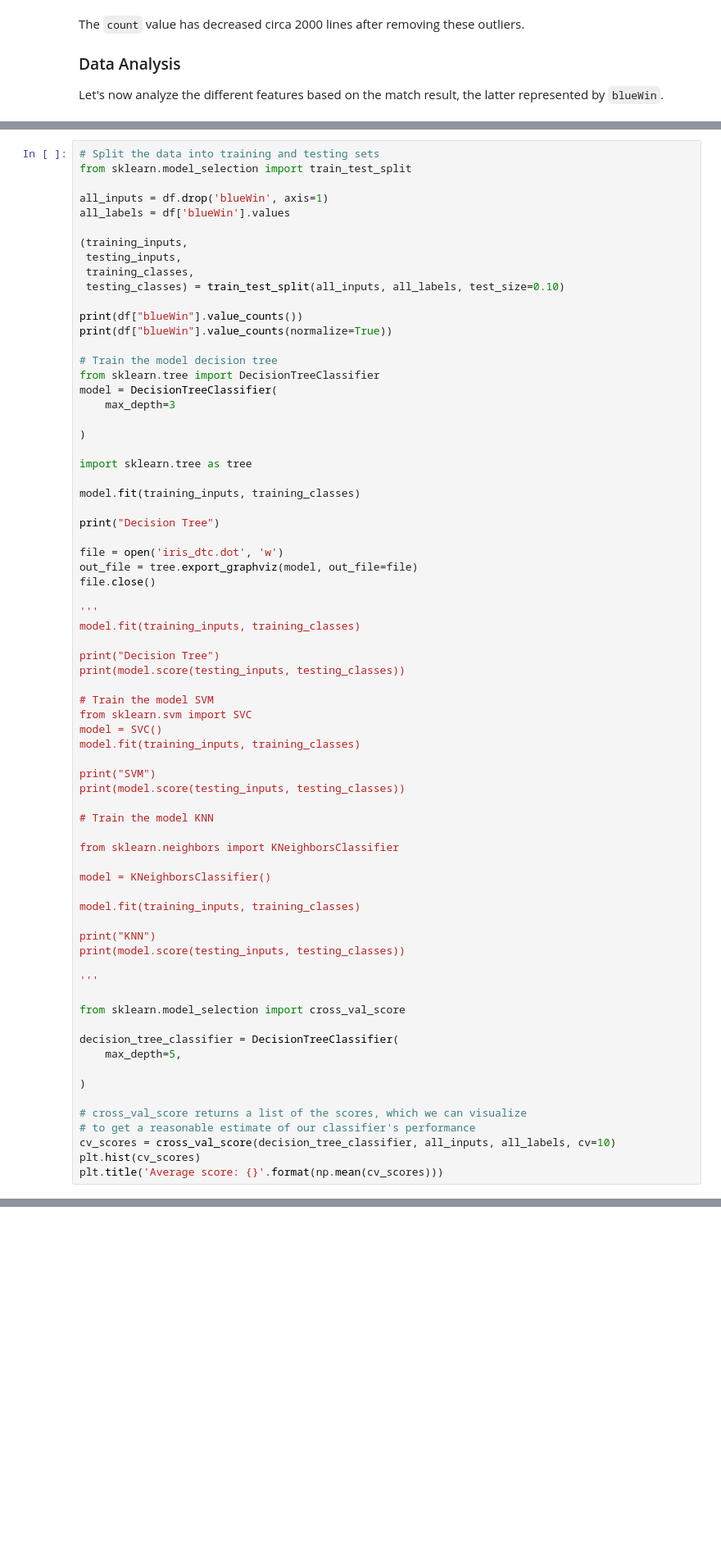
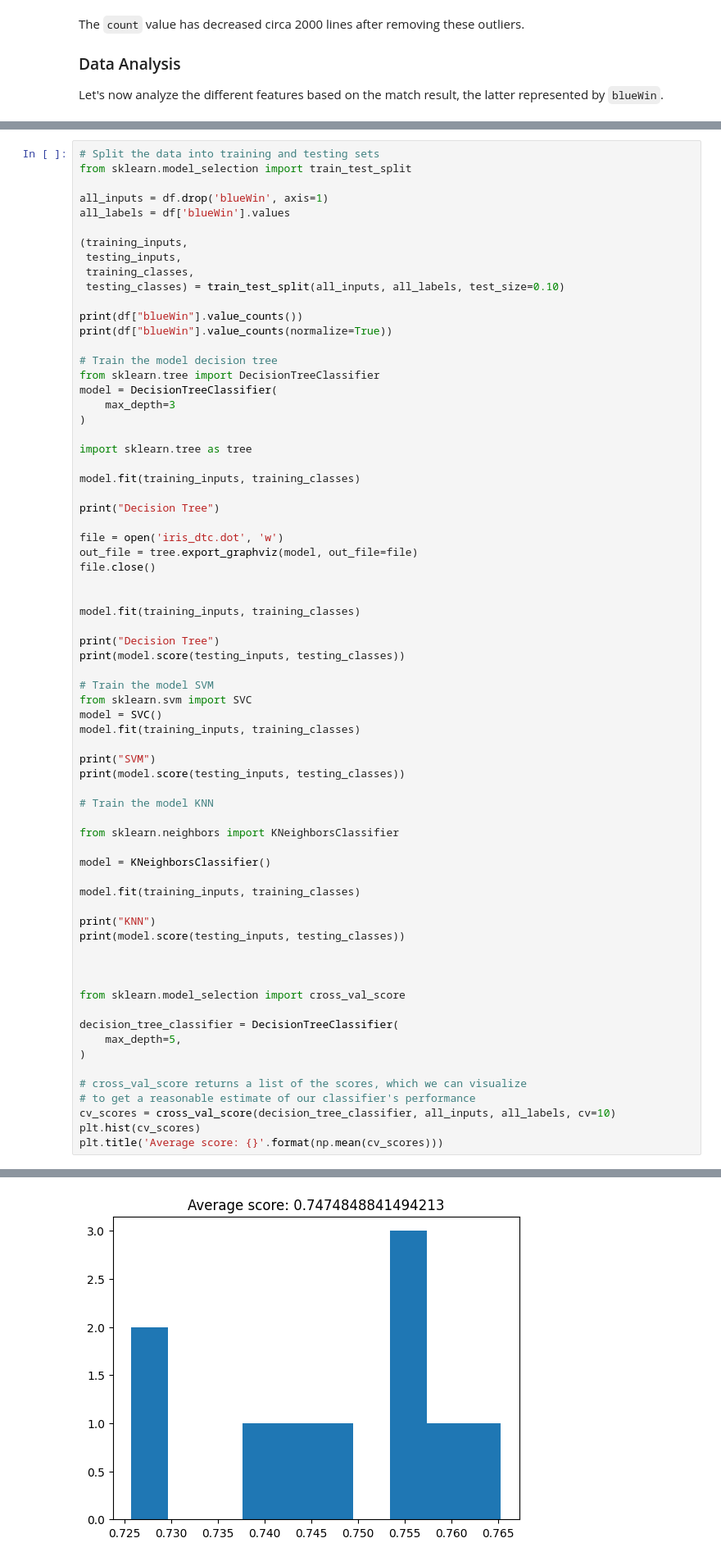
Before and after one commit to gcsam11/IART_LOL, a Jupyter notebook: lol_soloQ.ipynb, the cells around one changed output, grey strips where cells are left out. Shown at 82% size. Drawn from its saved outputs; the diff is of its cells as text; blank space fills up the shorter version.

```diff
--- a/lol_soloQ.ipynb
+++ b/lol_soloQ.ipynb
@@ -253,7 +279,6 @@ print(df["blueWin"].value_counts(normalize=True))
 from sklearn.tree import DecisionTreeClassifier
 model = DecisionTreeClassifier(
     max_depth=3
-
 )
 
 import sklearn.tree as tree
@@ -266,7 +291,7 @@ file = open('iris_dtc.dot', 'w')
 out_file = tree.export_graphviz(model, out_file=file)
 file.close()
 
-'''
+
 model.fit(training_inputs, training_classes)
 
 print("Decision Tree")
@@ -291,13 +316,12 @@ model.fit(training_inputs, training_classes)
 print("KNN")
 print(model.score(testing_inputs, testing_classes))
 
-'''
+
 
 from sklearn.model_selection import cross_val_score
 
 decision_tree_classifier = DecisionTreeClassifier(
     max_depth=5,
-
 )
 
 # cross_val_score returns a list of the scores, which we can visualize
@@ -318,0 +349 @@ InvocationException: GraphViz's executables not found
+[figure, added]
```
Also changed, not shown: parts of 10 cells of this notebook, 2 other files.
